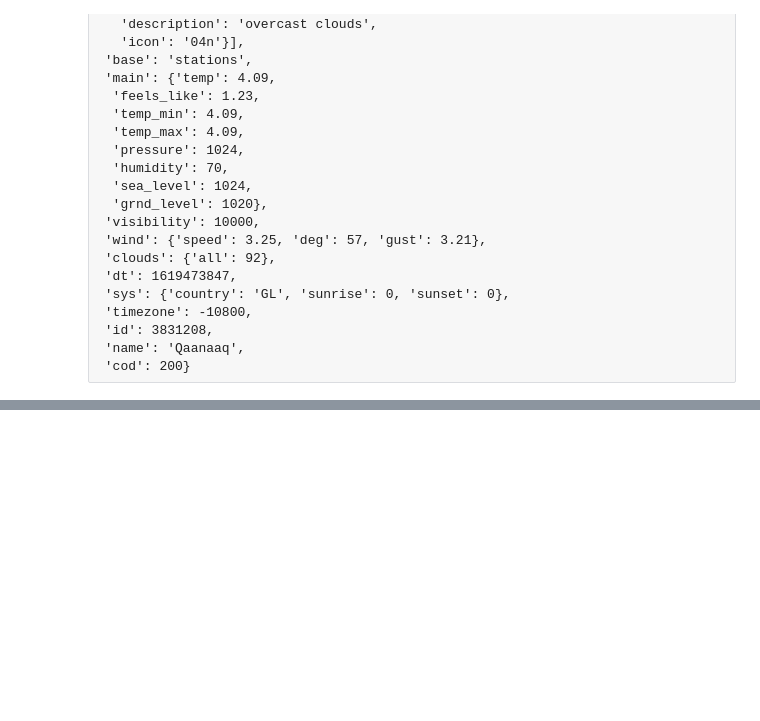
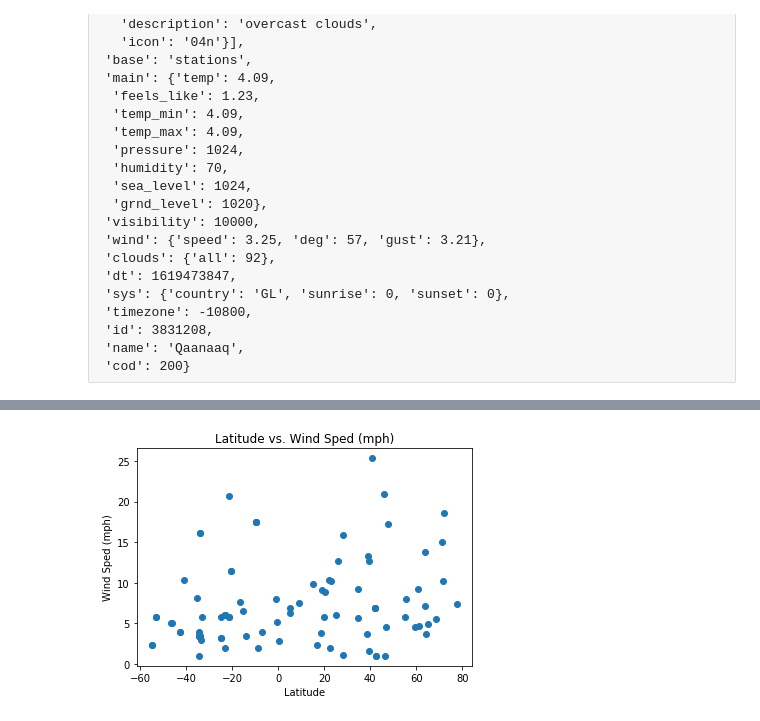
Before and after one commit to veraroberto/python-api-challenge, a Jupyter notebook: WeatherPy/Weather.ipynb, the cells around one changed output, grey strips where cells are left out. Cells and saved outputs as stored; diff of their text form; code cells hidden in the pictures; blank space fills up the shorter version.

```diff
--- a/WeatherPy/Weather.ipynb
+++ b/WeatherPy/Weather.ipynb
@@ -255,0 +269,8 @@ plt.show()
+# %%
+plt.scatter(x = plot_df['Latitude'],y =plot_df['Wind Sped (mph)'] )
+plt.xlabel('Latitude')
+plt.ylabel('Wind Sped (mph)')
+plt.title('Latitude vs. Wind Sped (mph)')
+plt.show()
+# %% [output]
+[figure, added]
```
Also changed, not shown: parts of 9 cells of this notebook, 3 other files.
